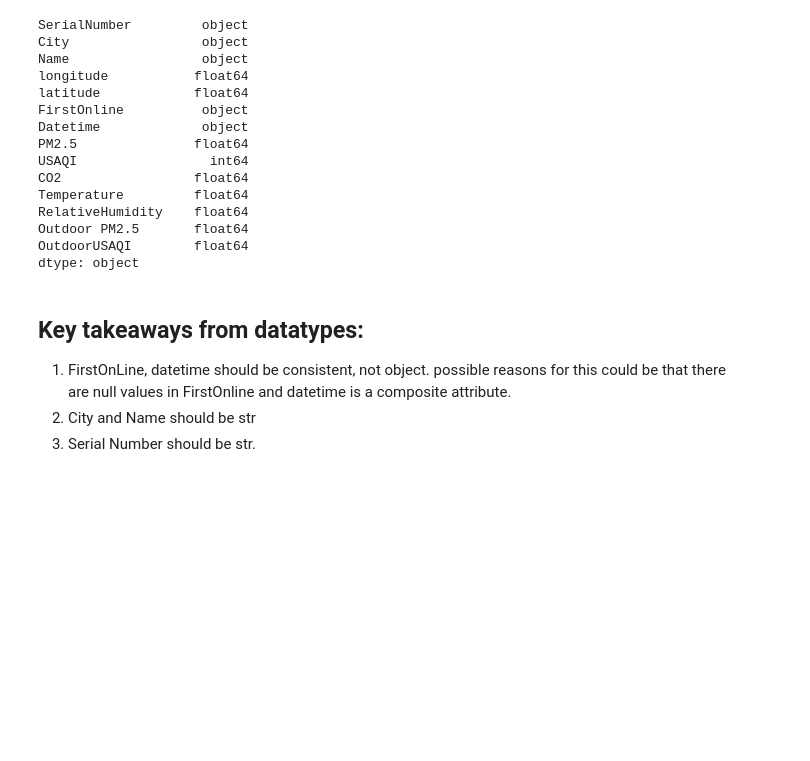
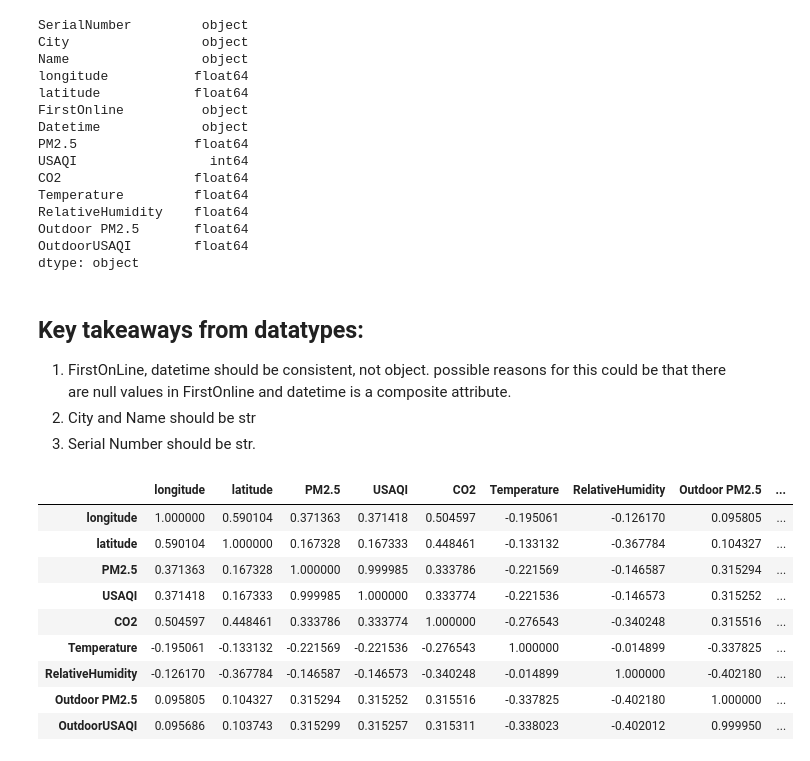
Before and after one commit to Rayyan98/airQualityDeepLearning, a Jupyter notebook: code/exploringData.ipynb, the cells around one changed output. Drawn from its saved outputs; the diff is of its cells as text; code cells hidden in the pictures; blank space fills up the shorter version.

```diff
--- a/code/exploringData.ipynb
+++ b/code/exploringData.ipynb
@@ -344,3 +344,16 @@ dtype: object
 1. FirstOnLine, datetime should be consistent, not object. possible reasons for this could be that there are null values in FirstOnline and datetime is a composite attribute.
 2. City and Name should be str
 3. Serial Number should be str.
+# %%
+data.corr('spearman')
+# %% [output]
+|  | longitude | latitude | PM2.5 | USAQI | CO2 | Temperature | RelativeHumidity | Outdoor PM2.5 | ... |
+| longitude | 1.000000 | 0.590104 | 0.371363 | 0.371418 | 0.504597 | -0.195061 | -0.126170 | 0.095805 | ... |
+| latitude | 0.590104 | 1.000000 | 0.167328 | 0.167333 | 0.448461 | -0.133132 | -0.367784 | 0.104327 | ... |
+| PM2.5 | 0.371363 | 0.167328 | 1.000000 | 0.999985 | 0.333786 | -0.221569 | -0.146587 | 0.315294 | ... |
+| USAQI | 0.371418 | 0.167333 | 0.999985 | 1.000000 | 0.333774 | -0.221536 | -0.146573 | 0.315252 | ... |
+| CO2 | 0.504597 | 0.448461 | 0.333786 | 0.333774 | 1.000000 | -0.276543 | -0.340248 | 0.315516 | ... |
+| Temperature | -0.195061 | -0.133132 | -0.221569 | -0.221536 | -0.276543 | 1.000000 | -0.014899 | -0.337825 | ... |
+| RelativeHumidity | -0.126170 | -0.367784 | -0.146587 | -0.146573 | -0.340248 | -0.014899 | 1.000000 | -0.402180 | ... |
+| Outdoor PM2.5 | 0.095805 | 0.104327 | 0.315294 | 0.315252 | 0.315516 | -0.337825 | -0.402180 | 1.000000 | ... |
+| OutdoorUSAQI | 0.095686 | 0.103743 | 0.315299 | 0.315257 | 0.315311 | -0.338023 | -0.402012 | 0.999950 | ... |
```
Also changed, not shown: parts of 5 cells of this notebook.
